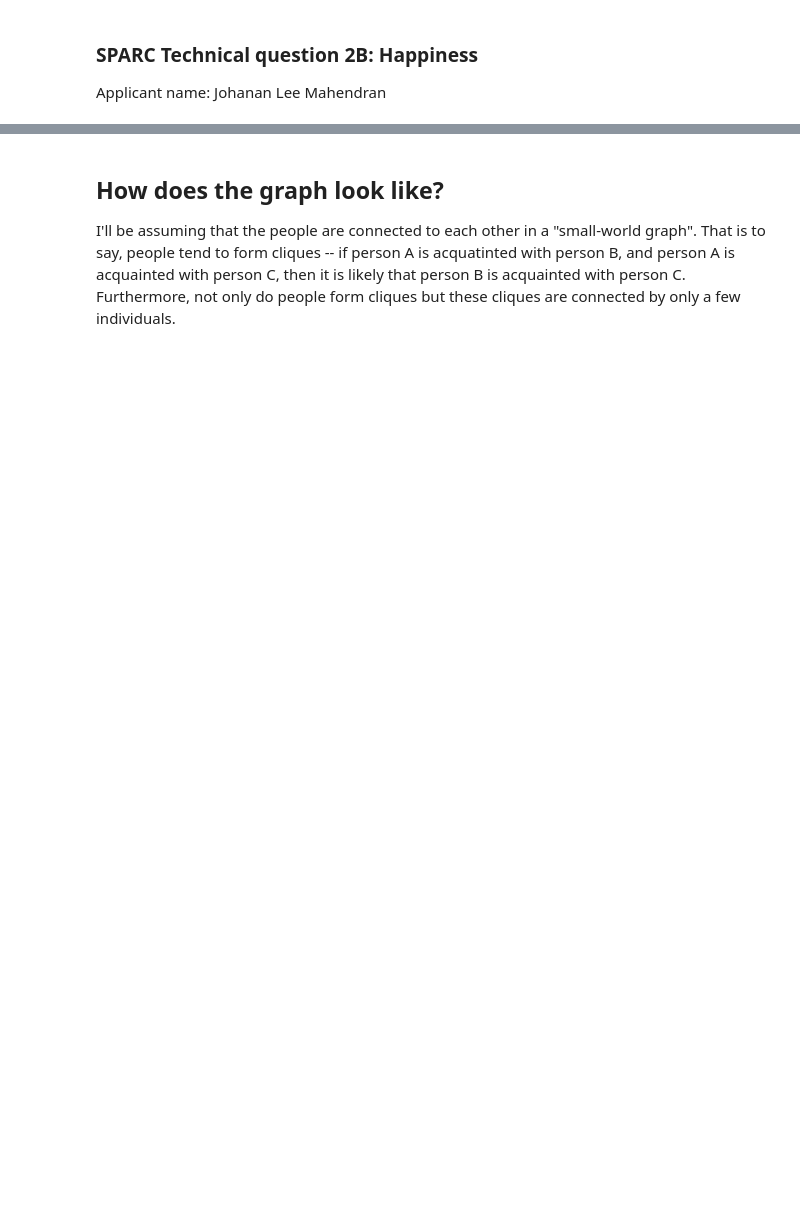
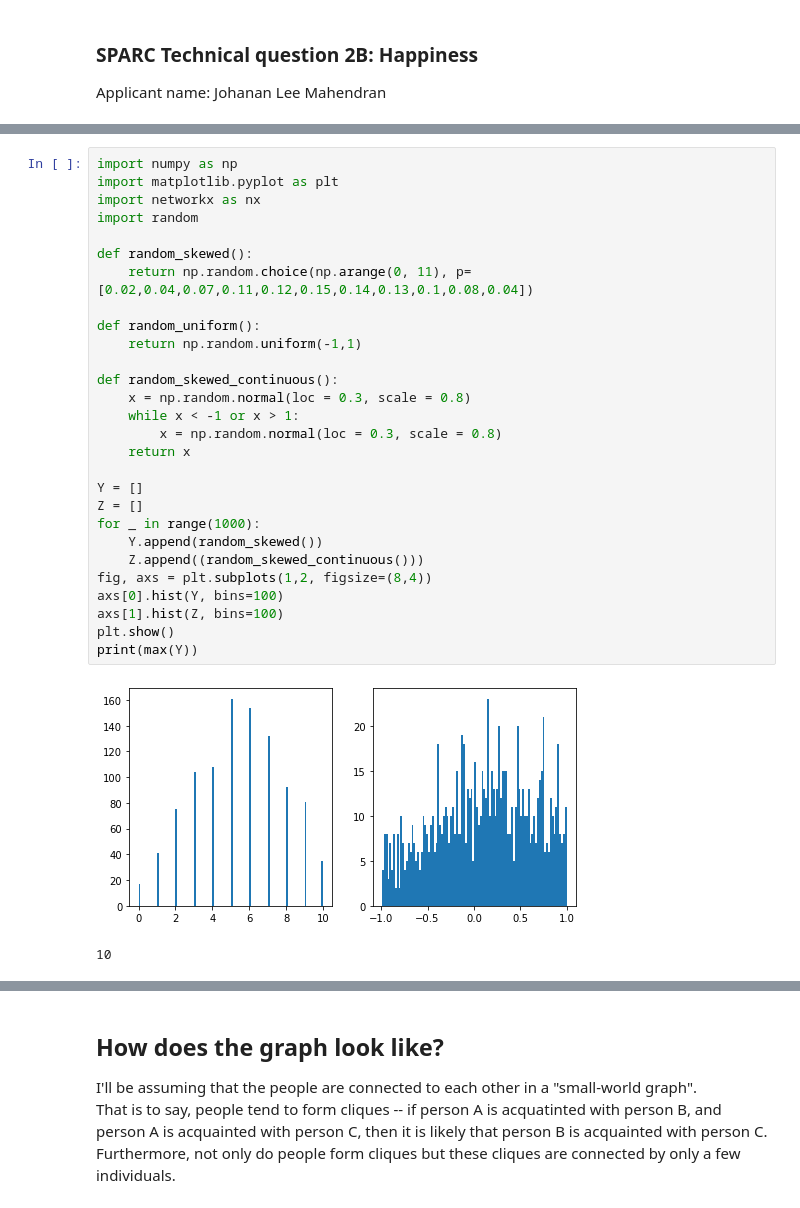
Before and after one commit to NukeyFox/Happiness, a Jupyter notebook: SPARC Happiness.ipynb, the cells around one changed output, grey strips where cells are left out. Cells and saved outputs as stored; diff of their text form; blank space fills up the shorter version.

```diff
--- a/SPARC Happiness.ipynb
+++ b/SPARC Happiness.ipynb
@@ -55,0 +47,31 @@ I create a form to collect some data about how people perceive their happiness a
+# %%
+import numpy as np
+import matplotlib.pyplot as plt
+import networkx as nx
+import random
+
+def random_skewed():
+    return np.random.choice(np.arange(0, 11), p=[0.02,0.04,0.07,0.11,0.12,0.15,0.14,0.13,0.1,0.08,0.04])
+
+def random_uniform():
+    return np.random.uniform(-1,1)
+
+def random_skewed_continuous():
+    x = np.random.normal(loc = 0.3, scale = 0.8)
+    while x < -1 or x > 1:
+        x = np.random.normal(loc = 0.3, scale = 0.8)
+    return x
+
+Y = []
+Z = []
+for _ in range(1000):
+    Y.append(random_skewed())
+    Z.append((random_skewed_continuous()))
+fig, axs = plt.subplots(1,2, figsize=(8,4))
+axs[0].hist(Y, bins=100)
+axs[1].hist(Z, bins=100)
+plt.show()
+print(max(Y))
+# %% [output]
+[figure, added]
+10
```
Also changed, not shown: parts of 11 cells of this notebook.
